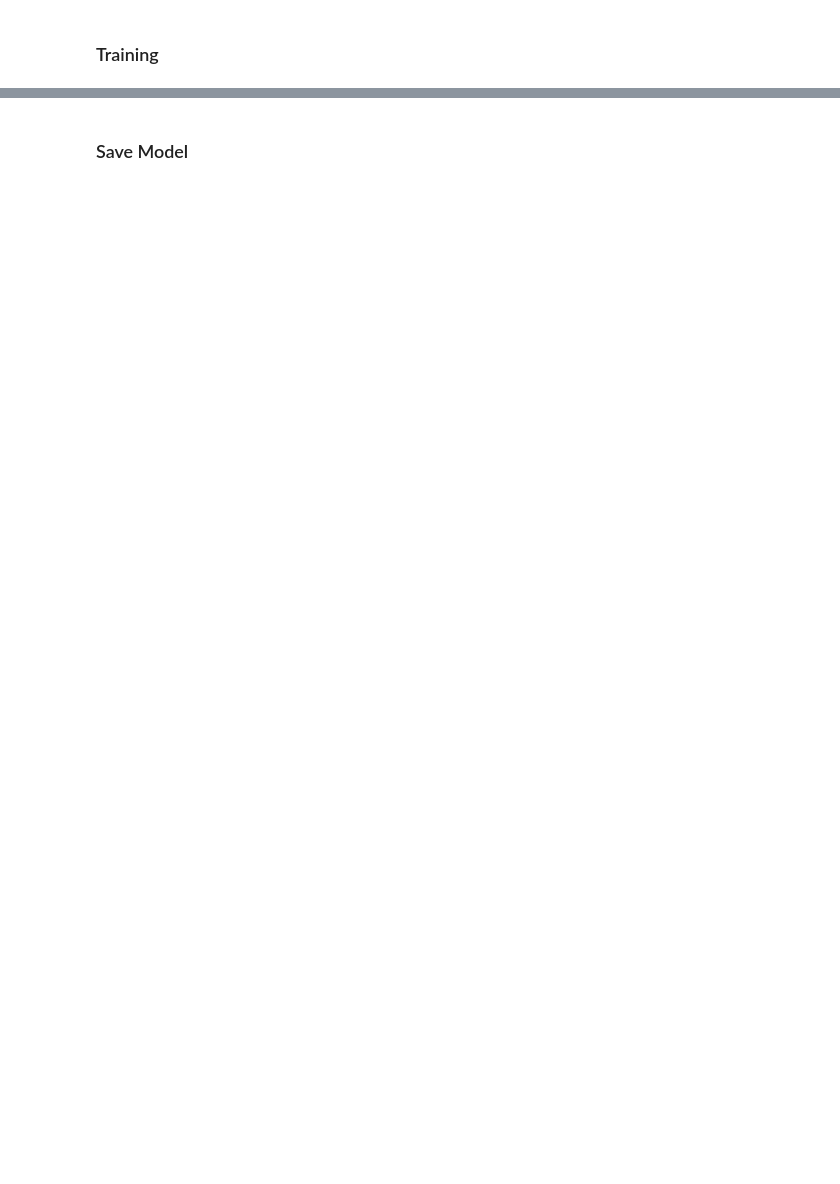
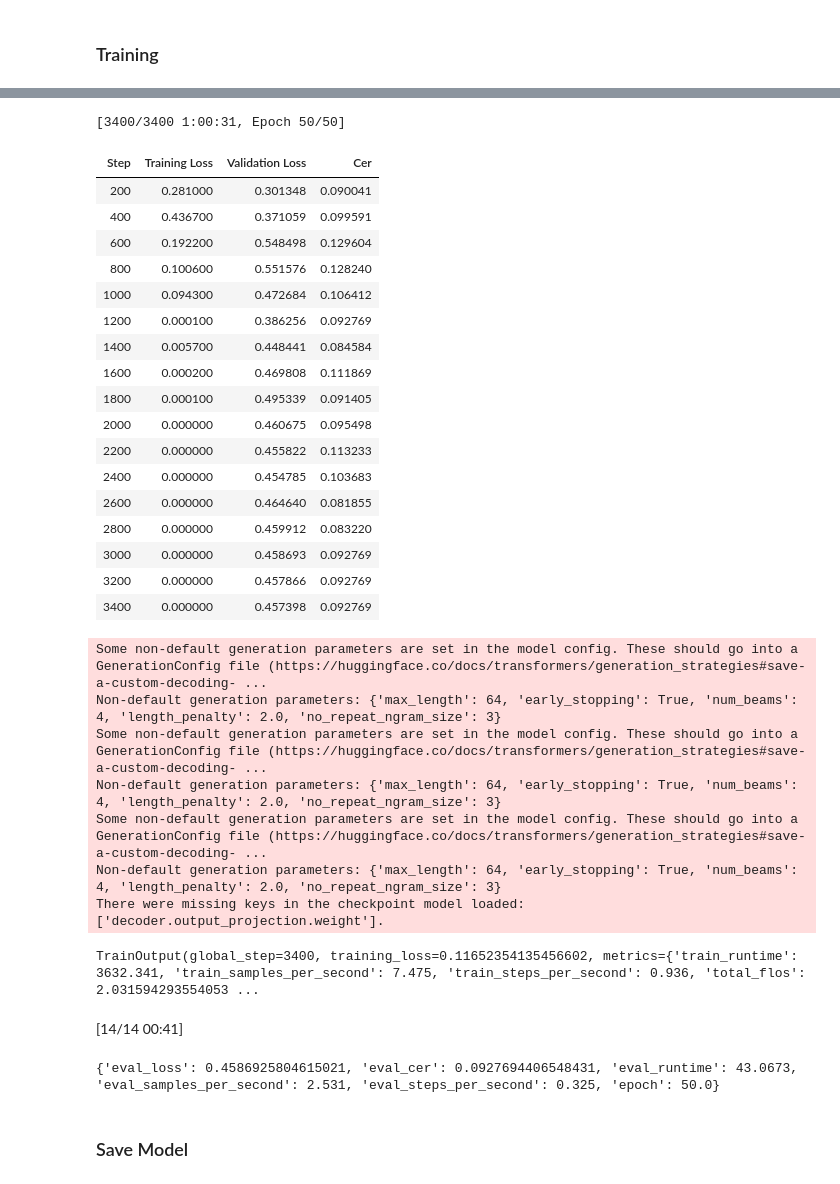
Before and after one commit to DevTimBo/LectorAI-TextExtraction, a Jupyter notebook: opensource_transfer_training.ipynb, the cells around one changed output, grey strips where cells are left out. Cells and saved outputs as stored; diff of their text form; code cells hidden in the pictures; blank space fills up the shorter version.

```diff
--- a/opensource_transfer_training.ipynb
+++ b/opensource_transfer_training.ipynb
@@ -128,7 +161,7 @@ model.config.num_beams = 4
 # %%
 training_args = Seq2SeqTrainingArguments(
     predict_with_generate=True,
-    num_train_epochs=1,
+    num_train_epochs=50,
     evaluation_strategy="steps",
     per_device_train_batch_size=8,
     per_device_eval_batch_size=8,
@@ -137,6 +170,7 @@ training_args = Seq2SeqTrainingArguments(
     logging_steps=2,
     save_steps=1000,
     eval_steps=200,
+    load_best_model_at_end=True,
 )
 # %%
 cer_metric = load_metric("cer", trust_remote_code=True)
@@ -155,17 +189,49 @@ def compute_metrics(pred):
 # %%
 trainer = Seq2SeqTrainer(
     model=model,
     tokenizer=processor.image_processor,
     args=training_args,
     compute_metrics=compute_metrics,
     train_dataset=train_dataset,
     eval_dataset=eval_dataset,
     data_collator=default_data_collator,
+    callbacks=[EarlyStoppingCallback(5)]
 )
 trainer.train()
+# %% [output]
+[3400/3400 1:00:31, Epoch 50/50]
+| Step | Training Loss | Validation Loss | Cer |
+| 200 | 0.281000 | 0.301348 | 0.090041 |
+| 400 | 0.436700 | 0.371059 | 0.099591 |
+| 600 | 0.192200 | 0.548498 | 0.129604 |
+| 800 | 0.100600 | 0.551576 | 0.128240 |
+| 1000 | 0.094300 | 0.472684 | 0.106412 |
+| 1200 | 0.000100 | 0.386256 | 0.092769 |
+| 1400 | 0.005700 | 0.448441 | 0.084584 |
+| 1600 | 0.000200 | 0.469808 | 0.111869 |
+| 1800 | 0.000100 | 0.495339 | 0.091405 |
+| 2000 | 0.000000 | 0.460675 | 0.095498 |
+| 2200 | 0.000000 | 0.455822 | 0.113233 |
+| 2400 | 0.000000 | 0.454785 | 0.103683 |
+| 2600 | 0.000000 | 0.464640 | 0.081855 |
+| 2800 | 0.000000 | 0.459912 | 0.083220 |
+| 3000 | 0.000000 | 0.458693 | 0.092769 |
+| 3200 | 0.000000 | 0.457866 | 0.092769 |
+| 3400 | 0.000000 | 0.457398 | 0.092769 |
+Some non-default generation parameters are set in the model config. These should go into a GenerationConfig file (https://huggingface.co/docs/transformers/generation_strategies#save-a-custom-decoding- ...
+Non-default generation parameters: {'max_length': 64, 'early_stopping': True, 'num_beams': 4, 'length_penalty': 2.0, 'no_repeat_ngram_size': 3}
+Some non-default generation parameters are set in the model config. These should go into a GenerationConfig file (https://huggingface.co/docs/transformers/generation_strategies#save-a-custom-decoding- ...
+Non-default generation parameters: {'max_length': 64, 'early_stopping': True, 'num_beams': 4, 'length_penalty': 2.0, 'no_repeat_ngram_size': 3}
+Some non-default generation parameters are set in the model config. These should go into a GenerationConfig file (https://huggingface.co/docs/transformers/generation_strategies#save-a-custom-decoding- ...
+Non-default generation parameters: {'max_length': 64, 'early_stopping': True, 'num_beams': 4, 'length_penalty': 2.0, 'no_repeat_ngram_size': 3}
+There were missing keys in the checkpoint model loaded: ['decoder.output_projection.weight'].
+TrainOutput(global_step=3400, training_loss=0.11652354135456602, metrics={'train_runtime': 3632.341, 'train_samples_per_second': 7.475, 'train_steps_per_second': 0.936, 'total_flos': 2.031594293554053 ...
 # %%
 results = trainer.evaluate(eval_dataset=eval_dataset)
 print(results)
+# %% [output]
+[14/14 00:41]
+{'eval_loss': 0.4586925804615021, 'eval_cer': 0.0927694406548431, 'eval_runtime': 43.0673, 'eval_samples_per_second': 2.531, 'eval_steps_per_second': 0.325, 'epoch': 50.0}
 # %% [markdown]
 ### Save Model
 # %%
```
Also changed, not shown: parts of 11 cells of this notebook, 3 other files.
